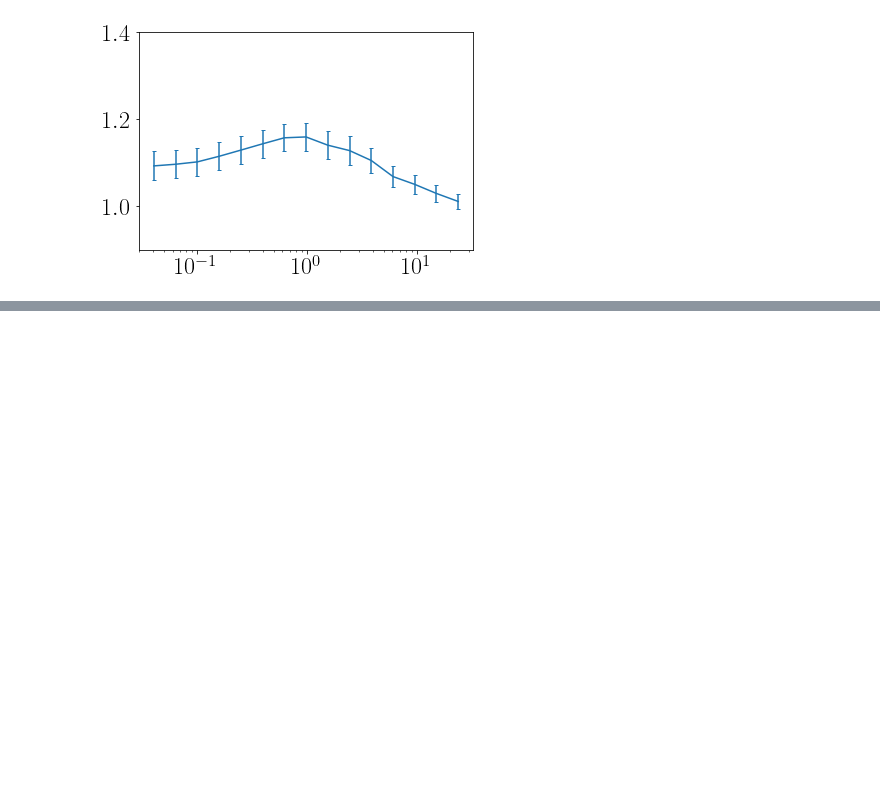
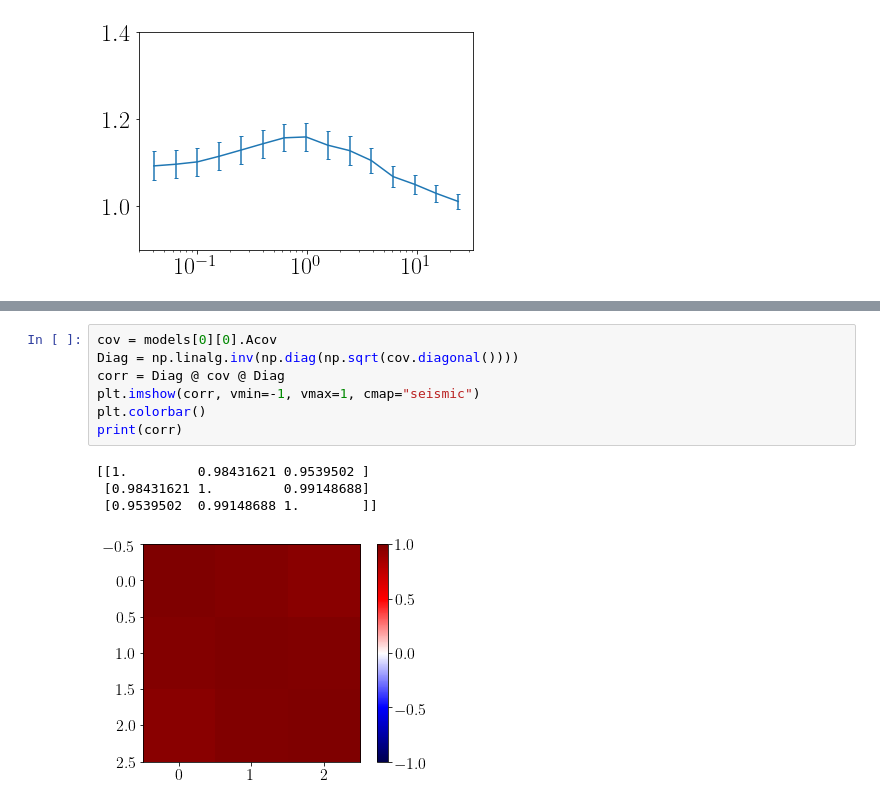
Before and after one commit to tmcclintock/redmapper_lensing_tests, a Jupyter notebook: RM_selection/Modeling_lensing_ratios.ipynb, the cells around one changed output, grey strips where cells are left out. Cells and saved outputs as stored; diff of their text form; blank space fills up the shorter version.

```diff
--- a/RM_selection/Modeling_lensing_ratios.ipynb
+++ b/RM_selection/Modeling_lensing_ratios.ipynb
@@ -182,0 +236,12 @@ BIC  = -6.25
+# %%
+cov = models[0][0].Acov
+Diag = np.linalg.inv(np.diag(np.sqrt(cov.diagonal())))
+corr = Diag @ cov @ Diag
+plt.imshow(corr, vmin=-1, vmax=1, cmap="seismic")
+plt.colorbar()
+print(corr)
+# %% [output]
+[[1.         0.98431621 0.9539502 ]
+ [0.98431621 1.         0.99148688]
+ [0.9539502  0.99148688 1.        ]]
+[figure, added]
```
Also changed, not shown: parts of 14 cells of this notebook.
